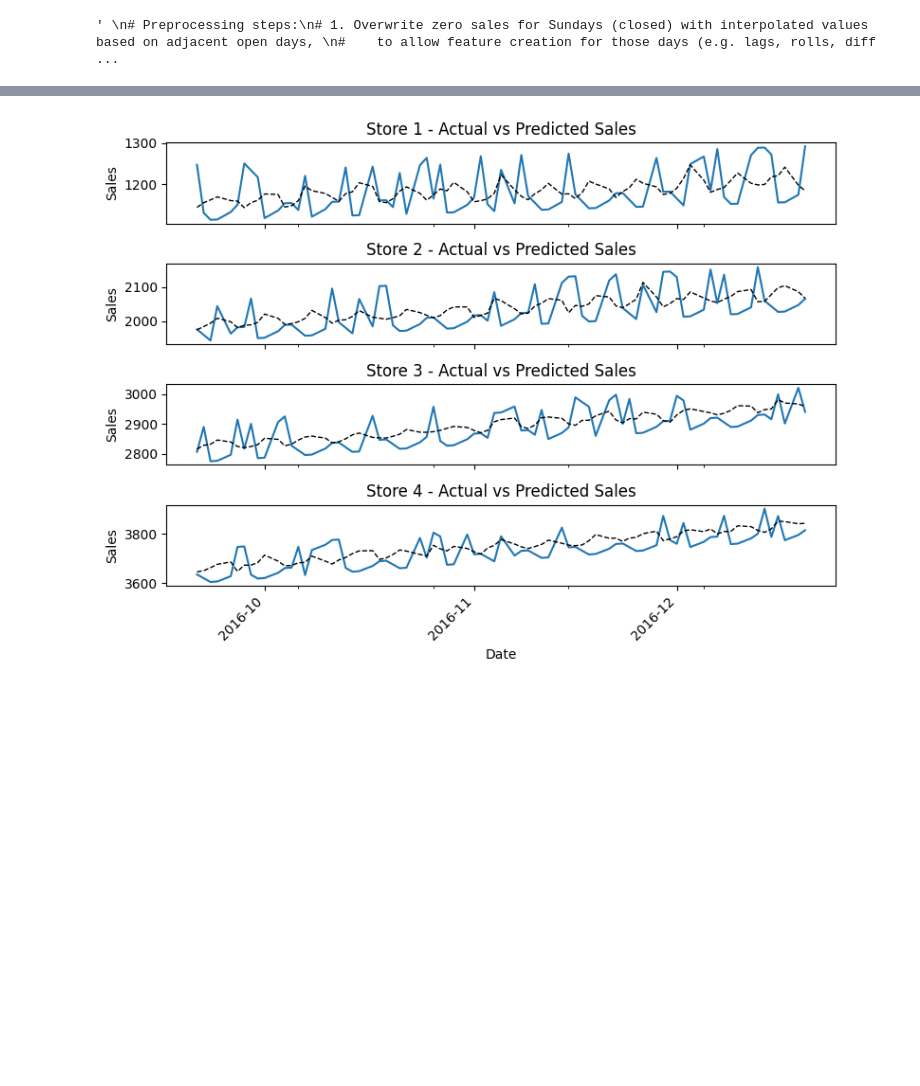
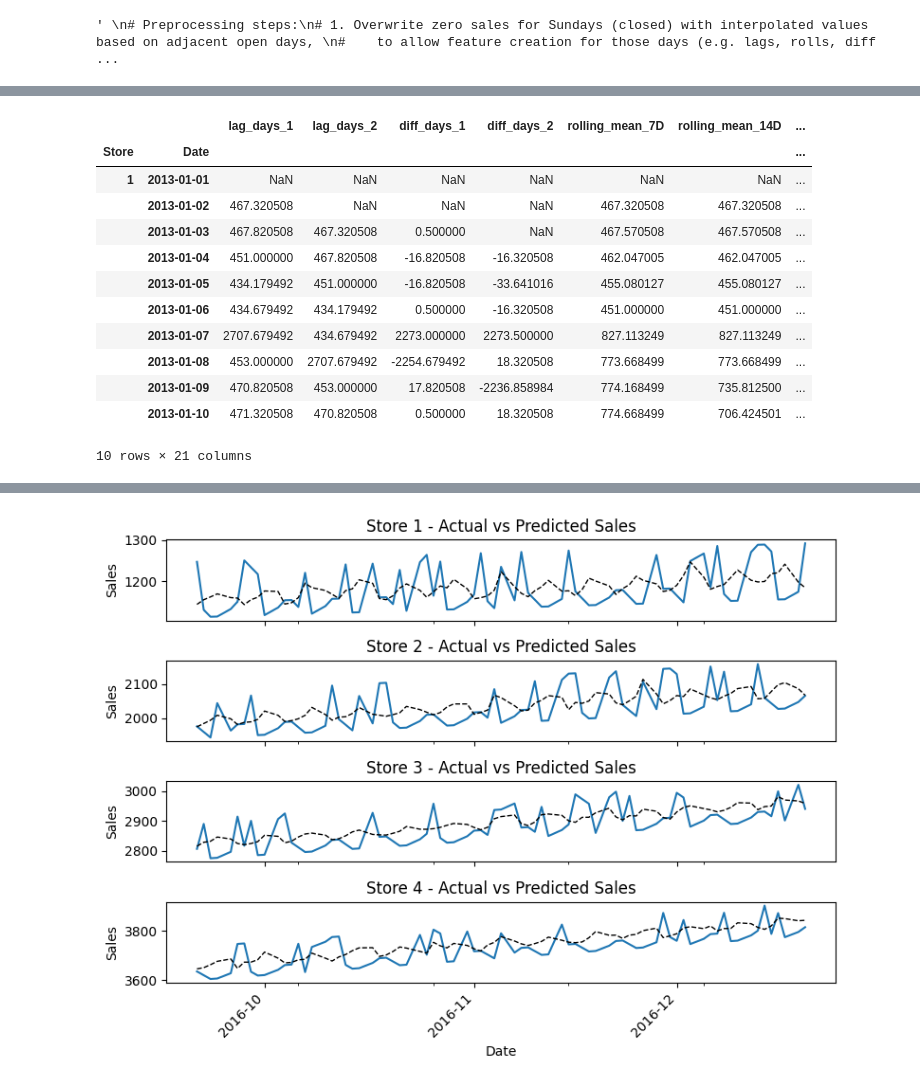
Before and after one commit to Miltos-90/Rossmann_Store_Sales_Forecasting, a Jupyter notebook: test_pipeline.ipynb, the cells around one changed output, grey strips where cells are left out. Drawn from its saved outputs; the diff is of its cells as text; code cells hidden in the pictures; blank space fills up the shorter version.

```diff
--- a/test_pipeline.ipynb
+++ b/test_pipeline.ipynb
@@ -249,0 +292,16 @@ np.float64(43.651472025688385)
+# %%
+X.sort_index().head(10)
+# %% [output]
+|  |  | lag_days_1 | lag_days_2 | diff_days_1 | diff_days_2 | rolling_mean_7D | rolling_mean_14D | ... |
+| Store | Date |  |  |  |  |  |  | ... |
+| 1 | 2013-01-01 | NaN | NaN | NaN | NaN | NaN | NaN | ... |
+|  | 2013-01-02 | 467.320508 | NaN | NaN | NaN | 467.320508 | 467.320508 | ... |
+|  | 2013-01-03 | 467.820508 | 467.320508 | 0.500000 | NaN | 467.570508 | 467.570508 | ... |
+|  | 2013-01-04 | 451.000000 | 467.820508 | -16.820508 | -16.320508 | 462.047005 | 462.047005 | ... |
+|  | 2013-01-05 | 434.179492 | 451.000000 | -16.820508 | -33.641016 | 455.080127 | 455.080127 | ... |
+|  | 2013-01-06 | 434.679492 | 434.179492 | 0.500000 | -16.320508 | 451.000000 | 451.000000 | ... |
+|  | 2013-01-07 | 2707.679492 | 434.679492 | 2273.000000 | 2273.500000 | 827.113249 | 827.113249 | ... |
+|  | 2013-01-08 | 453.000000 | 2707.679492 | -2254.679492 | 18.320508 | 773.668499 | 773.668499 | ... |
+|  | 2013-01-09 | 470.820508 | 453.000000 | 17.820508 | -2236.858984 | 774.168499 | 735.812500 | ... |
+|  | 2013-01-10 | 471.320508 | 470.820508 | 0.500000 | 18.320508 | 774.668499 | 706.424501 | ... |
+10 rows × 21 columns
```
Also changed, not shown: parts of 5 cells of this notebook, 14 other files.
